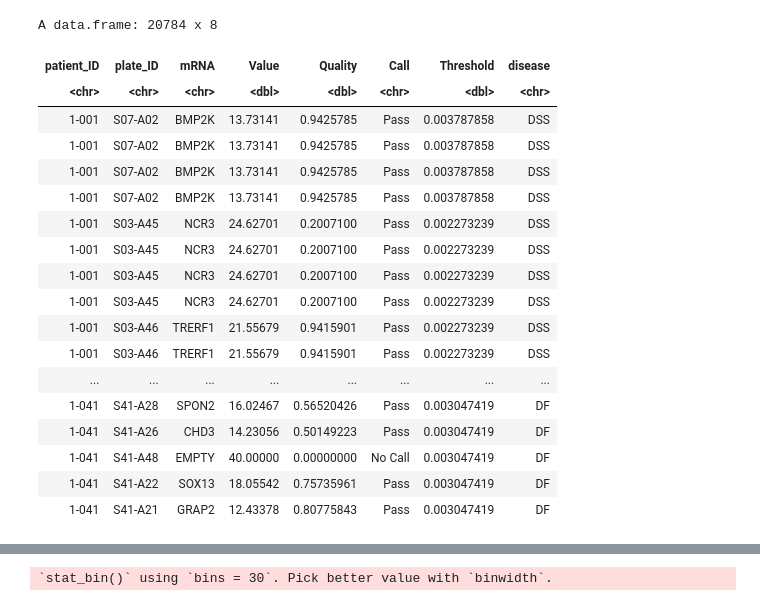
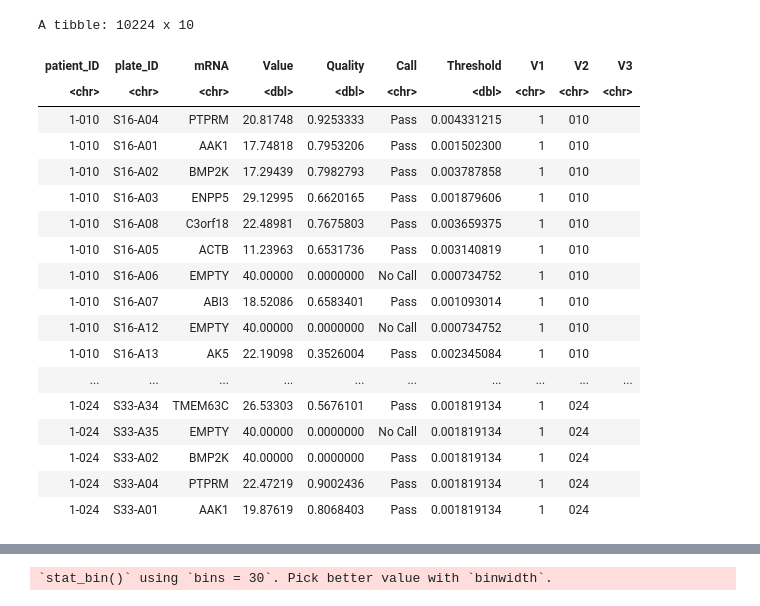
Before and after one commit to ChaosDonkey06/Stats-ML4Genomics, a Jupyter notebook: logistic_regression_R.ipynb, the cells around one changed output, grey strips where cells are left out. Cells and saved outputs as stored; diff of their text form; code cells hidden in the pictures.

```diff
--- a/logistic_regression_R.ipynb
+++ b/logistic_regression_R.ipynb
@@ -68,26 +60,33 @@ A data.frame: 103 x 2
+# %%
+gene_exp_df <- read_excel("data/dengue/small_transcriptome/denv_pcr.xlsx")
+gene_exp_df[ , 8:10]    <- str_split_fixed(gene_exp_df$patient_ID, "-", 3)
+gene_exp_df             <- gene_exp_df[, c("patient_ID", "mRNA", "Value", "diagnosis",	"V3",	"V4")]
+
+gene_exp_df$patient_ID2 <- paste(gene_exp_df$V3, gene_exp_df$V4, sep="-")
+
+gene_exp_df
+# %% [output]
+A tibble: 10224 x 10
+| patient_ID | plate_ID | mRNA | Value | Quality | Call | Threshold | V1 | V2 | V3 |
+| <chr> | <chr> | <chr> | <dbl> | <dbl> | <chr> | <dbl> | <chr> | <chr> | <chr> |
+| 1-010 | S16-A04 | PTPRM | 20.81748 | 0.9253333 | Pass | 0.004331215 | 1 | 010 |  |
+| 1-010 | S16-A01 | AAK1 | 17.74818 | 0.7953206 | Pass | 0.001502300 | 1 | 010 |  |
+| 1-010 | S16-A02 | BMP2K | 17.29439 | 0.7982793 | Pass | 0.003787858 | 1 | 010 |  |
+| 1-010 | S16-A03 | ENPP5 | 29.12995 | 0.6620165 | Pass | 0.001879606 | 1 | 010 |  |
+| 1-010 | S16-A08 | C3orf18 | 22.48981 | 0.7675803 | Pass | 0.003659375 | 1 | 010 |  |
+| 1-010 | S16-A05 | ACTB | 11.23963 | 0.6531736 | Pass | 0.003140819 | 1 | 010 |  |
+| 1-010 | S16-A06 | EMPTY | 40.00000 | 0.0000000 | No Call | 0.000734752 | 1 | 010 |  |
+| 1-010 | S16-A07 | ABI3 | 18.52086 | 0.6583401 | Pass | 0.001093014 | 1 | 010 |  |
+| 1-010 | S16-A12 | EMPTY | 40.00000 | 0.0000000 | No Call | 0.000734752 | 1 | 010 |  |
+| 1-010 | S16-A13 | AK5 | 22.19098 | 0.3526004 | Pass | 0.002345084 | 1 | 010 |  |
+| ... | ... | ... | ... | ... | ... | ... | ... | ... | ... |
+| 1-024 | S33-A34 | TMEM63C | 26.53303 | 0.5676101 | Pass | 0.001819134 | 1 | 024 |  |
+| 1-024 | S33-A35 | EMPTY | 40.00000 | 0.0000000 | No Call | 0.001819134 | 1 | 024 |  |
+| 1-024 | S33-A02 | BMP2K | 40.00000 | 0.0000000 | Pass | 0.001819134 | 1 | 024 |  |
+| 1-024 | S33-A04 | PTPRM | 22.47219 | 0.9002436 | Pass | 0.001819134 | 1 | 024 |  |
+| 1-024 | S33-A01 | AAK1 | 19.87619 | 0.8068403 | Pass | 0.001819134 | 1 | 024 |  |
 # %%
-gene_exp_df <- read_excel("data/dengue/small_transcriptome/denv_pcr.xlsx")
-gene_exp_df %>% filter(!(patient_ID %in% "3-004-01")) -> gene_exp_df
+gene_exp_df |> filter(!(patient_ID %in% "3-004-01"))   -> gene_exp_df
+merge(gene_exp_df, data_disease_df, by = "patient_ID") -> merged_df
 
-merge(gene_exp_df, data_disease_df, by = "patient_ID") -> merged_df
-merged_df
+merged_df |> filter(!(diagnosis %in% "exclude")) -> merged_df
-# %% [output]
-A data.frame: 20784 x 8
-| patient_ID | plate_ID | mRNA | Value | Quality | Call | Threshold | disease |
-| <chr> | <chr> | <chr> | <dbl> | <dbl> | <chr> | <dbl> | <chr> |
-| 1-001 | S07-A02 | BMP2K | 13.73141 | 0.9425785 | Pass | 0.003787858 | DSS |
-| 1-001 | S07-A02 | BMP2K | 13.73141 | 0.9425785 | Pass | 0.003787858 | DSS |
-| 1-001 | S07-A02 | BMP2K | 13.73141 | 0.9425785 | Pass | 0.003787858 | DSS |
-| 1-001 | S07-A02 | BMP2K | 13.73141 | 0.9425785 | Pass | 0.003787858 | DSS |
-| 1-001 | S03-A45 | NCR3 | 24.62701 | 0.2007100 | Pass | 0.002273239 | DSS |
-| 1-001 | S03-A45 | NCR3 | 24.62701 | 0.2007100 | Pass | 0.002273239 | DSS |
-| 1-001 | S03-A45 | NCR3 | 24.62701 | 0.2007100 | Pass | 0.002273239 | DSS |
-| 1-001 | S03-A45 | NCR3 | 24.62701 | 0.2007100 | Pass | 0.002273239 | DSS |
-| 1-001 | S03-A46 | TRERF1 | 21.55679 | 0.9415901 | Pass | 0.002273239 | DSS |
-| 1-001 | S03-A46 | TRERF1 | 21.55679 | 0.9415901 | Pass | 0.002273239 | DSS |
-| ... | ... | ... | ... | ... | ... | ... | ... |
-| 1-041 | S41-A28 | SPON2 | 16.02467 | 0.56520426 | Pass | 0.003047419 | DF |
-| 1-041 | S41-A26 | CHD3 | 14.23056 | 0.50149223 | Pass | 0.003047419 | DF |
-| 1-041 | S41-A48 | EMPTY | 40.00000 | 0.00000000 | No Call | 0.003047419 | DF |
-| 1-041 | S41-A22 | SOX13 | 18.05542 | 0.75735961 | Pass | 0.003047419 | DF |
-| 1-041 | S41-A21 | GRAP2 | 12.43378 | 0.80775843 | Pass | 0.003047419 | DF |
```
Also changed, not shown: parts of 7 cells of this notebook, 10 other files.
